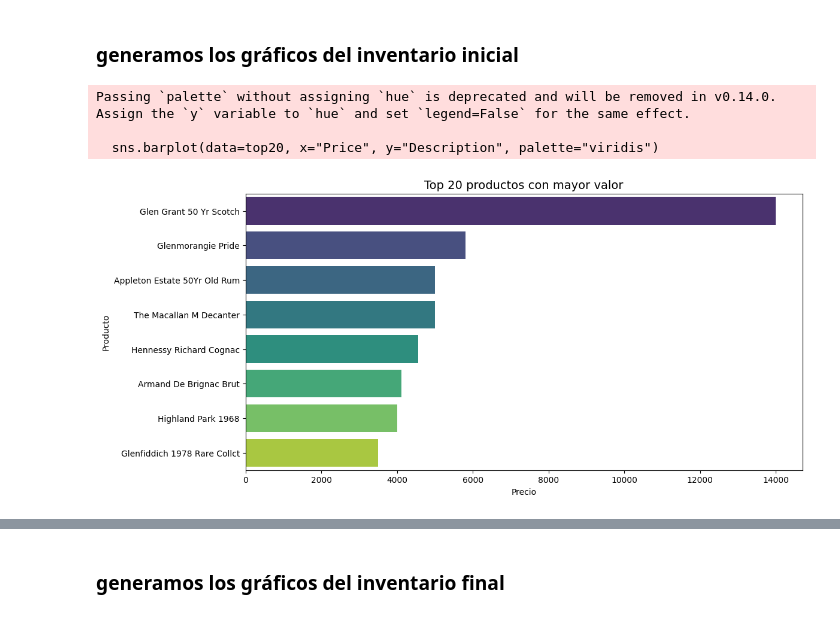
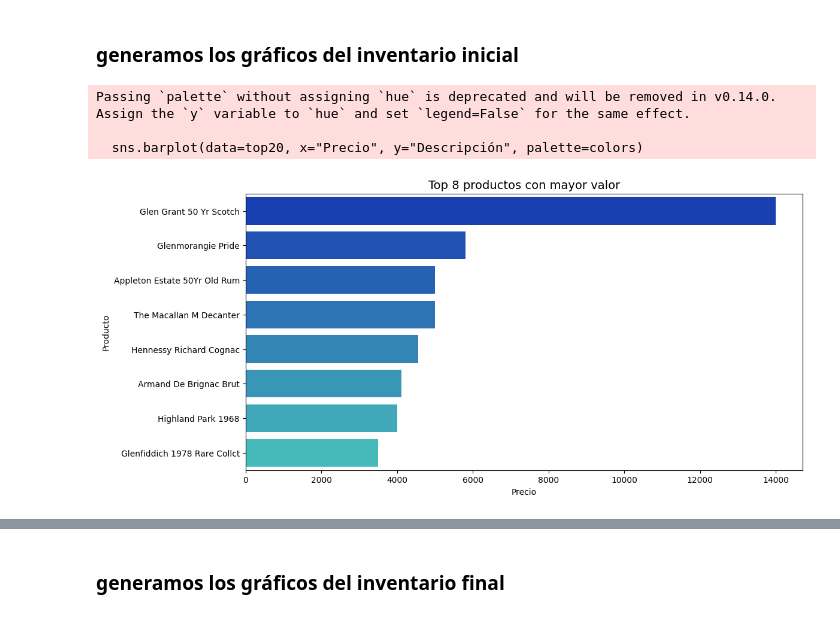
Before and after one commit to dssuarezca/PF-Inventory, a Jupyter notebook: EDA/generacion_graficos.ipynb, the cells around one changed output, grey strips where cells are left out. Saved outputs shown, nothing was run; the diff lists cells and outputs as text; code cells hidden in the pictures.

```diff
--- a/EDA/generacion_graficos.ipynb
+++ b/EDA/generacion_graficos.ipynb
@@ -20,21 +20,28 @@ df_inventario_final = pd.read_csv("F:\Documentos\PF Inventory\data clean\Inventa
 # %%
 
 # Seleccionar los 20 productos de mayor valor
-top20 = df_inventario_inicial.sort_values("Price", ascending=False).head(20)
+top20 = df_inventario_inicial.sort_values("Precio", ascending=False).head(20)
+
+# Crear colormap desde azul oscuro hasta verde celeste
+cmap = LinearSegmentedColormap.from_list("azul_verde", ["#0033cc", "#33cccc"])
+
+n = 8
+# Generar n colores del colormap
+colors = [cmap(i/(n-1)) for i in range(n)]
 
 # Graficar
 plt.figure(figsize=(12,6))
-sns.barplot(data=top20, x="Price", y="Description", palette="viridis")
+sns.barplot(data=top20, x="Precio", y="Descripción", palette=colors)
 
-plt.title("Top 20 productos con mayor valor", fontsize=14)
+plt.title("Top 8 productos con mayor valor", fontsize=14)
 plt.xlabel("Precio")
 plt.ylabel("Producto")
 plt.show()
 # %% [output]
 Passing `palette` without assigning `hue` is deprecated and will be removed in v0.14.0. Assign the `y` variable to `hue` and set `legend=False` for the same effect.
 
-  sns.barplot(data=top20, x="Price", y="Description", palette="viridis")
+  sns.barplot(data=top20, x="Precio", y="Descripción", palette=colors)
-[figure, old version]
+[figure, new version]
 # %%
 # Agrupamos por productos para saber el stock total por producto
 productos_top = (
```
Also changed, not shown: parts of 3 cells of this notebook.
